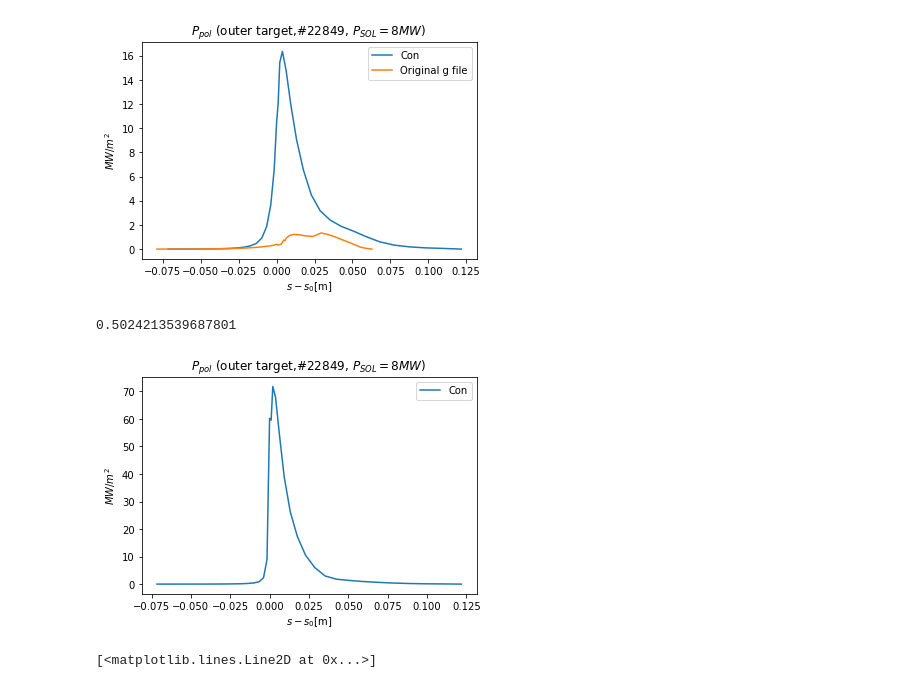
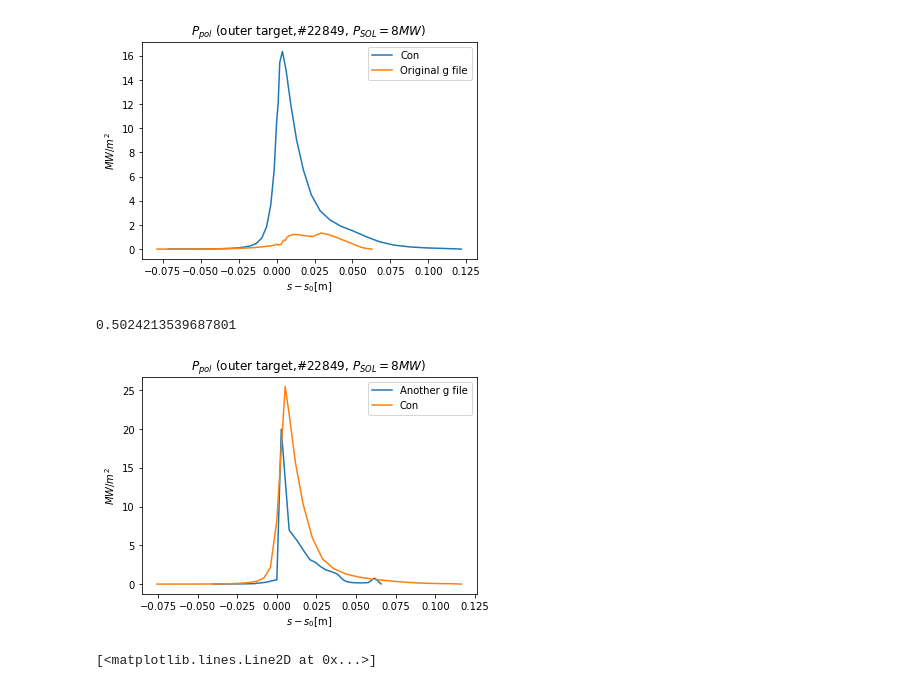
Before and after one commit to ChanYeongL/SOLPS-ITER_analysis, a Jupyter notebook: #new_analysis.ipynb, the cells around one changed output. Saved outputs shown, nothing was run; the diff lists cells and outputs as text; code cells hidden in the pictures.

```diff
--- a/#new_analysis.ipynb
+++ b/#new_analysis.ipynb
@@ -740,23 +733,23 @@ plt.show()
 [figure]
 # %%
 plt.title(r"$P_{pol}$ (outer target,#22849, $P_{SOL} = 8MW$)")
-#plt.plot(al_new_g_sep_out_target_dist[1:],fht_b2fplasmf_al_ng_8MW_Ne_0[0,1:,96]/(1000000*al_new_g_facing[0,1:,96]), label = r"Another g file")
+plt.plot(al_new_g_sep_out_target_dist[1:],fht_b2fplasmf_al_ng_8MW_Ne_0[0,1:,96]/(1000000*al_new_g_facing[0,1:,96]), label = r"Another g file")
 #plt.plot(fht_b2fplasmf_Ex_SAS_8MW_Ng_Ne_0[0,1:,96]/(1000000*newSAS_facing[0,1:,96]), label = r"New SAS")
-plt.plot(co_new_mesh_sep_out_target_dist[1:],fht_b2fplasmf_co_ng_8MW_Ne_0[0,1:,96]/(1000000*co_newmesh_facing[0,1:,96]), label = r"Con")
+plt.plot(co_new_g_sep_out_target_dist[1:],fht_b2fplasmf_co_ng_8MW_Ne_0[0,1:,96]/(1000000*co_new_g_facing[0,1:,96]), label = r"Con")
 
 
 #plt.xlabel(r'$s-s_0$[m]')
 plt.xlabel(r'$s-s_0$[m]')
 
 plt.ylabel(r'$MW/m^2$')
 plt.legend()
 #plt.savefig("./New_plots/g22849 heat flux SAS v. Con Ne0 8MW.png")
 
 print(np.max(fht_b2fplasmf_al_ng_8MW_Ne_0[0,1:,96]/(1000000*al_new_g_facing[0,1:,96]))/np.max(fht_b2fplasmf_co_ng_8MW_Ne_0[0,1:,96]/(1000000*co_newmesh_facing[0,1:,96])))
 plt.show()
 # %% [output]
 0.5024213539687801
-[figure, old version]
+[figure, new version]
 # %%
 plt.plot(co_new_mesh_sep_in_target_dist[1:],fht_b2fplasmf_co_ng_8MW_Ne_0[0,1:,1]/(1000000*co_newmesh_facing[0,1:,1]), label = r"Con")
 plt.plot(co_new_mesh_sep_in_target_dist[1:],fht_b2fplasmf_co_ng_32MW_Ne_0[0,1:,1]/(1000000*co_newmesh_facing[0,1:,1]), label = r"Con")
```
Also changed, not shown: parts of 4 cells of this notebook, 14 other files.
